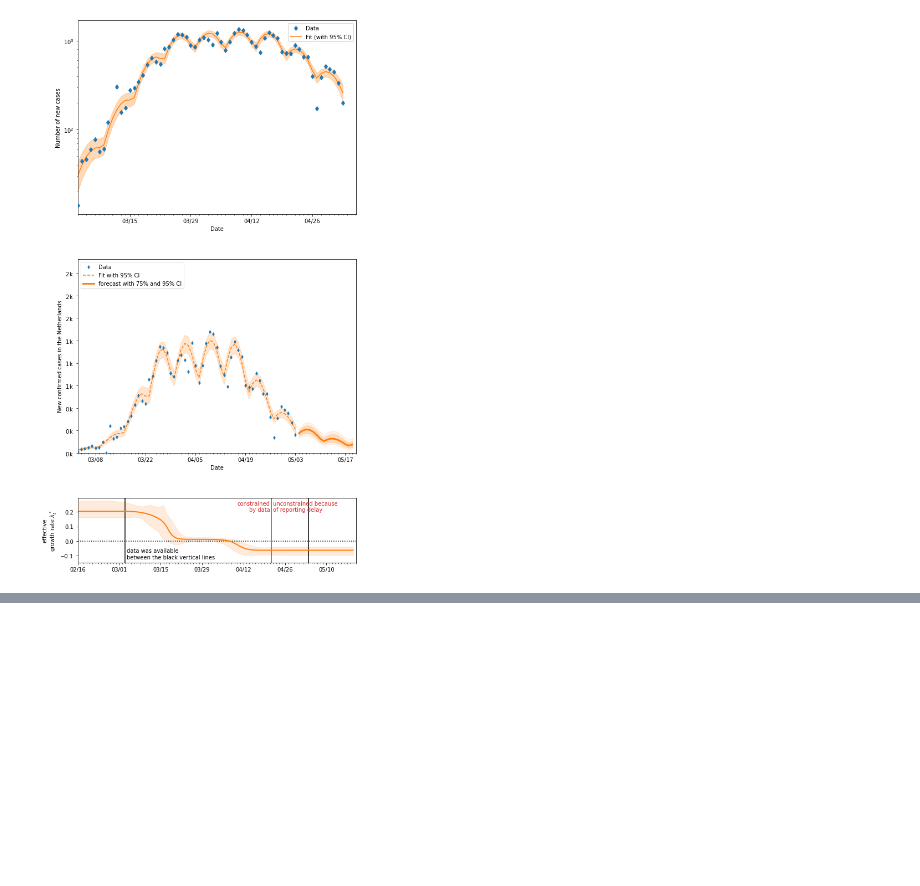
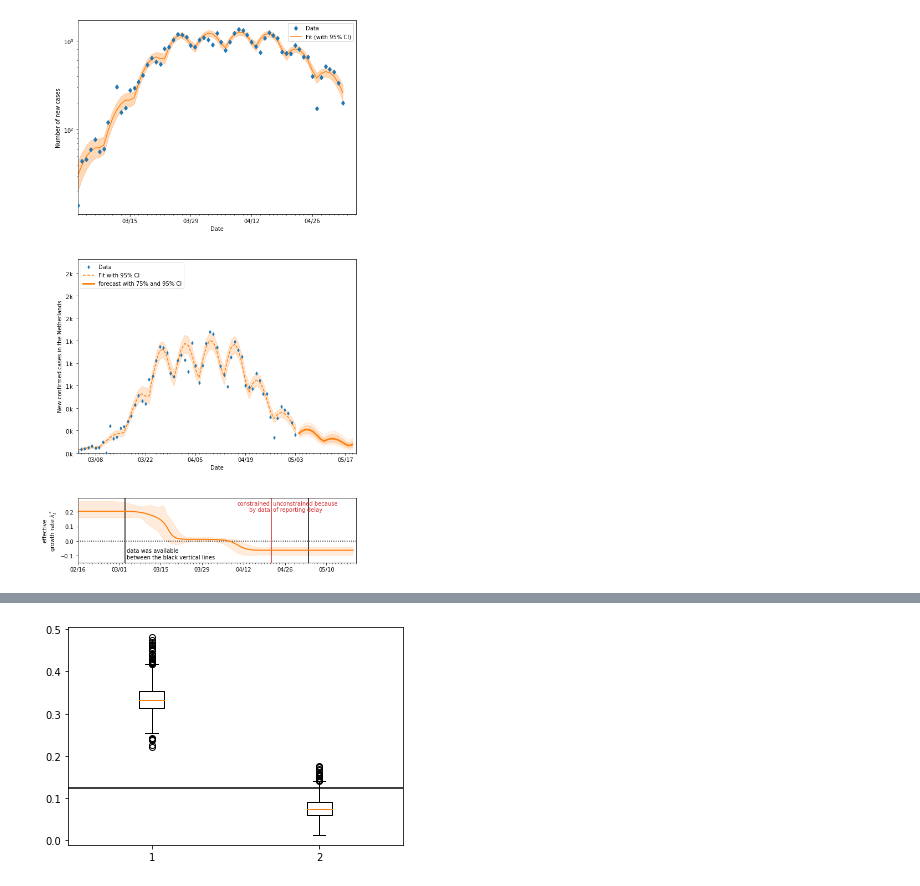
Before and after one commit to Konrad982/covid19_inference, a Jupyter notebook: scripts/Netherlands_JHU.ipynb, the cells around one changed output, grey strips where cells are left out. Cells and saved outputs as stored; diff of their text form; code cells hidden in the pictures; blank space fills up the shorter version.

```diff
--- a/scripts/Netherlands_JHU.ipynb
+++ b/scripts/Netherlands_JHU.ipynb
@@ -190,0 +217,5 @@ fig, axes = cov19.plotting.plot_cases(trace, new_cases_obs, bd - datetime.timede
+# %%
+reload(mcp)
+axes = mcp.boxplots_lambda("Netherlands", [datetime.datetime(2020,2,20), datetime.datetime(2020,4,12)])
+# %% [output]
+[figure, added]
```
Also changed, not shown: parts of 2 cells of this notebook.
